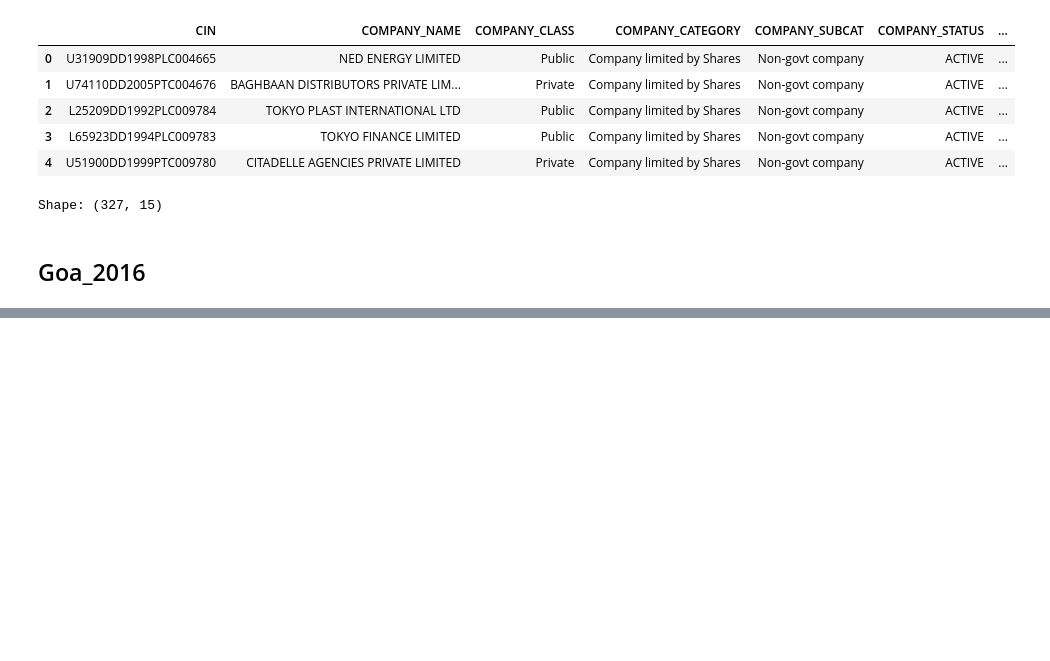
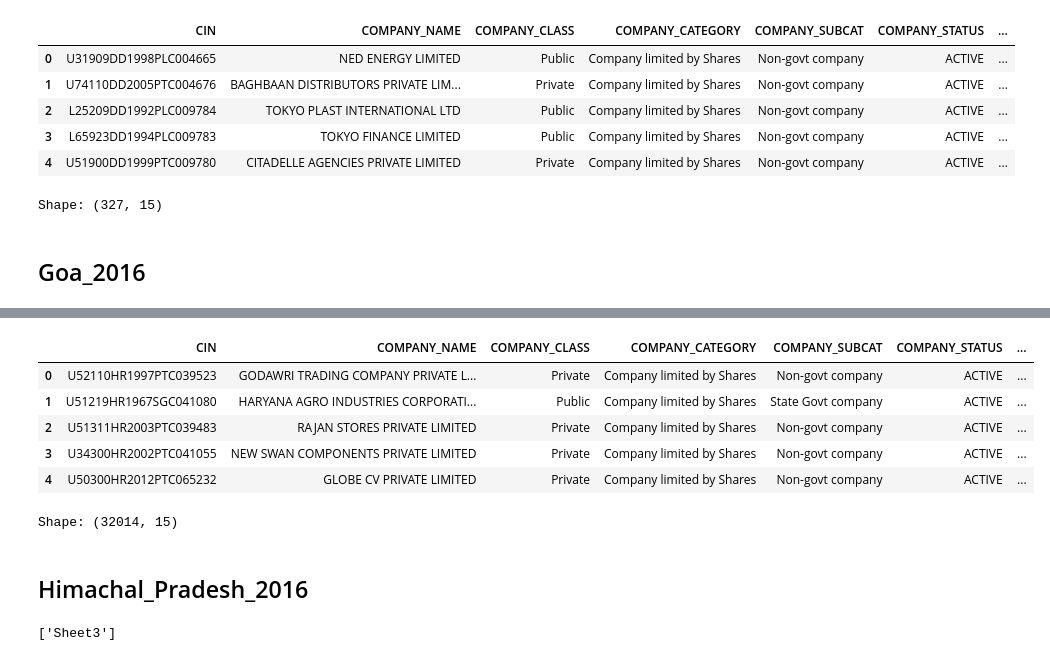
Before and after one commit to shayan-khoygani/Codebook, a Jupyter notebook: [DIR] corporation_list_by_state_2016/corporation_list_by_state_2016.ipynb, the cells around one changed output, grey strips where cells are left out. Cells and saved outputs as stored; diff of their text form; code cells hidden in the pictures; blank space fills up the shorter version.

```diff
--- a/[DIR] corporation_list_by_state_2016/corporation_list_by_state_2016.ipynb
+++ b/[DIR] corporation_list_by_state_2016/corporation_list_by_state_2016.ipynb
@@ -216,0 +267,24 @@ Shape: (327, 15)
+# %%
+df = xl.parse("Haryana")
+df.head()
+# %% [output]
+|  | CIN | COMPANY_NAME | COMPANY_CLASS | COMPANY_CATEGORY | COMPANY_SUBCAT | COMPANY_STATUS | ... |
+| 0 | U52110HR1997PTC039523 | GODAWRI TRADING COMPANY PRIVATE L... | Private | Company limited by Shares | Non-govt company | ACTIVE | ... |
+| 1 | U51219HR1967SGC041080 | HARYANA AGRO INDUSTRIES CORPORATI... | Public | Company limited by Shares | State Govt company | ACTIVE | ... |
+| 2 | U51311HR2003PTC039483 | RAJAN STORES PRIVATE LIMITED | Private | Company limited by Shares | Non-govt company | ACTIVE | ... |
+| 3 | U34300HR2002PTC041055 | NEW SWAN COMPONENTS PRIVATE LIMITED | Private | Company limited by Shares | Non-govt company | ACTIVE | ... |
+| 4 | U50300HR2012PTC065232 | GLOBE CV PRIVATE LIMITED | Private | Company limited by Shares | Non-govt company | ACTIVE | ... |
+# %%
+shape = df.shape
+print("Shape:", shape)
+companies += shape[0]
+# %% [output]
+Shape: (32014, 15)
+# %% [markdown]
+## Himachal_Pradesh_2016
+# %%
+path = "s3://daanmatchdatafiles/corporation_list_by_state_2016/Himachal_Pradesh_2016.xlsx"
+xl = pd.ExcelFile(path)
+print(xl.sheet_names)
+# %% [output]
+['Sheet3']
```
Also changed, not shown: parts of 22 cells of this notebook.
